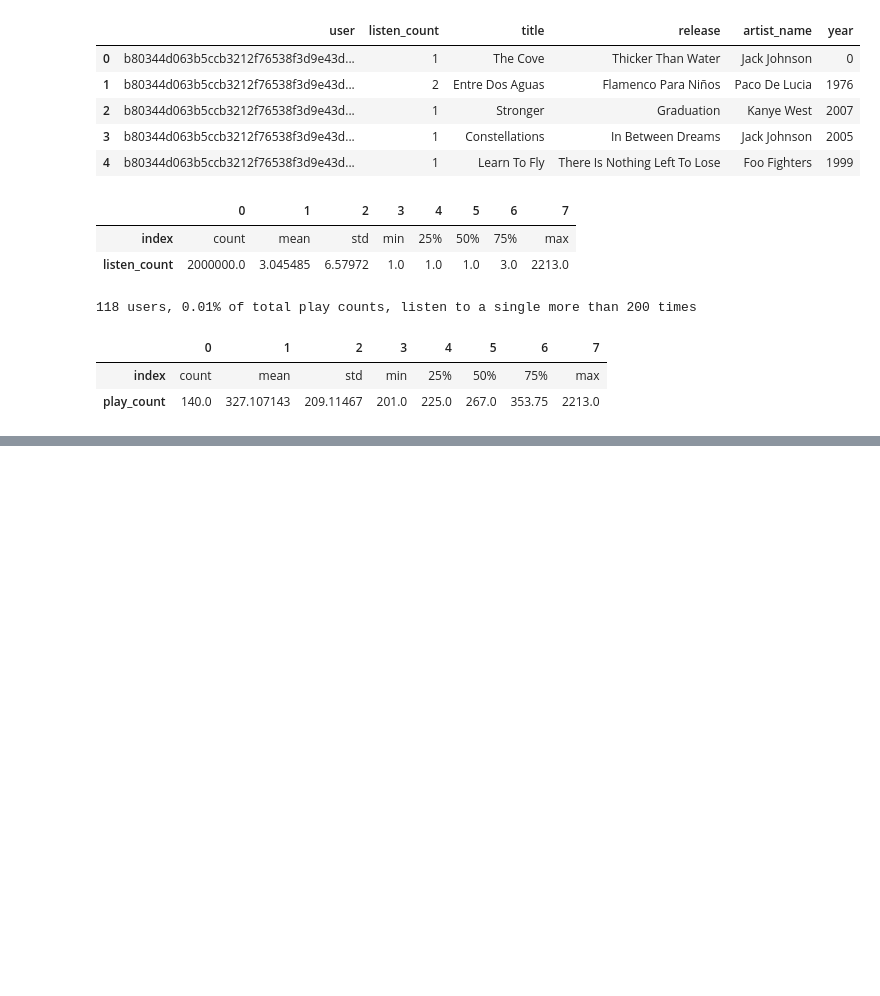
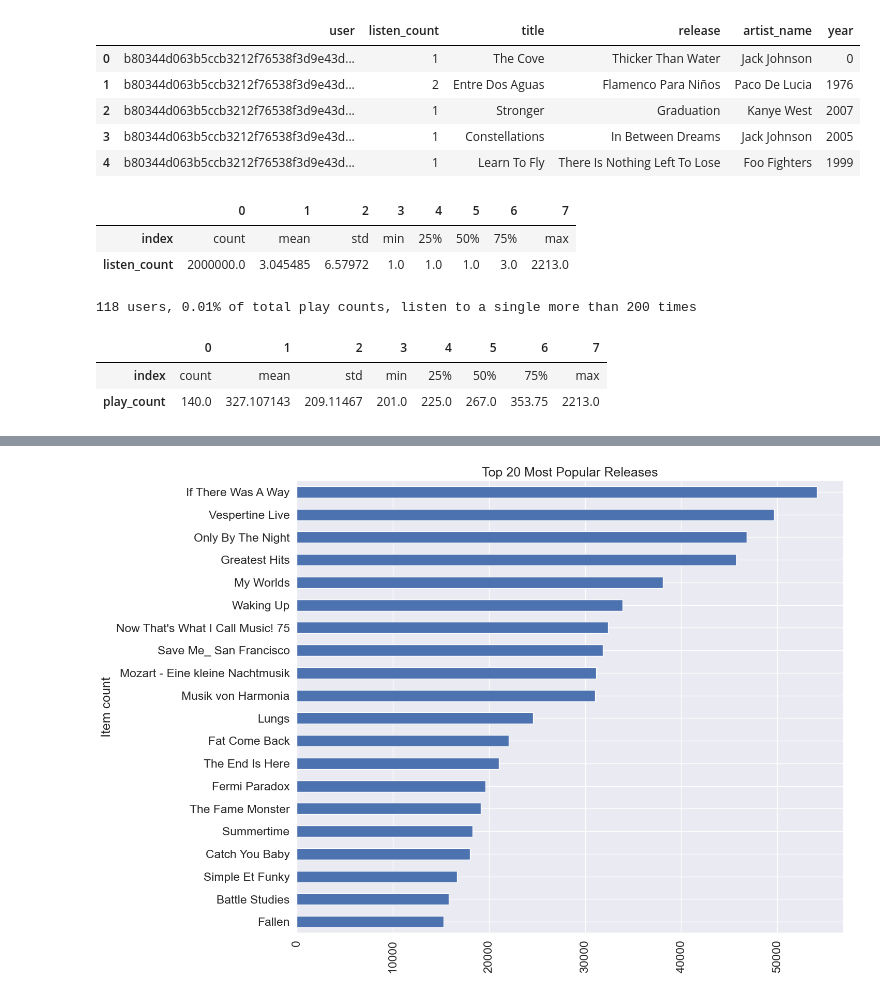
Before and after one commit to Raph221001/FYP-Music-Recommender, a Jupyter notebook: FYP/main.ipynb, the cells around one changed output, grey strips where cells are left out. Saved outputs shown, nothing was run; the diff lists cells and outputs as text; code cells hidden in the pictures; blank space fills up the shorter version.

```diff
--- a/FYP/main.ipynb
+++ b/FYP/main.ipynb
@@ -93,0 +116,13 @@ count_play_df.play_count[count_play_df.play_count>200].describe().reset_index().
+# %%
+fig = plt.figure(figsize=(30, 25))
+
+Graph2 = fig.add_subplot(221)
+popular_release = user_song_list_count[['release','listen_count']].groupby('release').sum().\
+                sort_values('listen_count', ascending=False).head(20).sort_values('listen_count')
+fig2 = popular_release.plot(kind='barh', title='Top 20 Most Popular Releases', legend=False, ax=Graph2)
+plt.xticks(rotation='vertical')
+plt.ylabel('Item count')
+
+plt.show()
+# %% [output]
+[figure, added]
```
Also changed, not shown: parts of 4 cells of this notebook, 1 other file.
